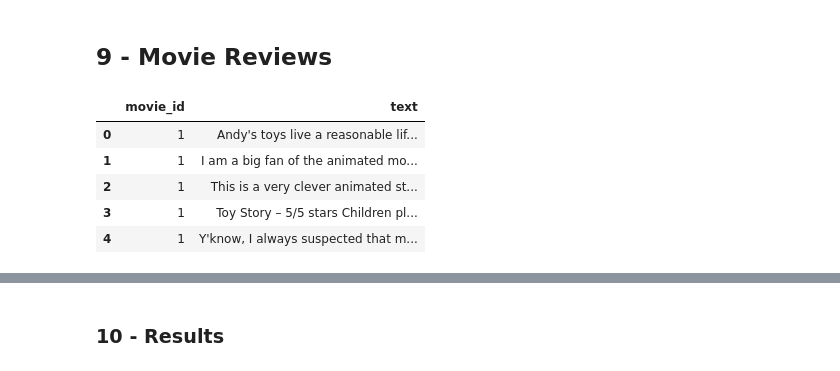
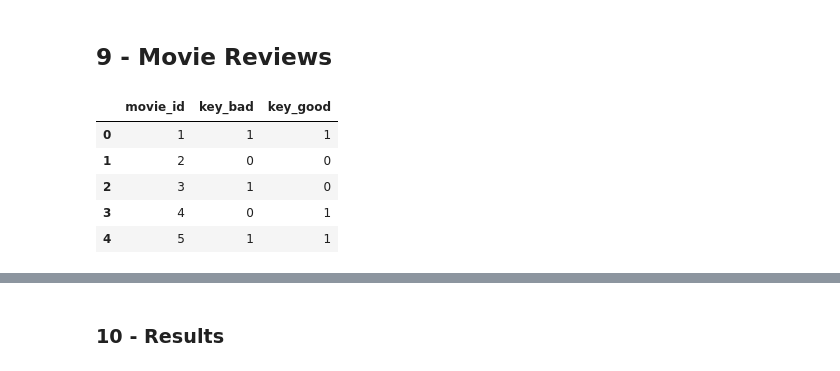
Before and after one commit to rodolfoarruda/MachineLearning, a Jupyter notebook: recom_sys_v2.ipynb, the cells around one changed output, grey strips where cells are left out. Drawn from its saved outputs; the diff is of its cells as text; code cells hidden in the pictures.

```diff
--- a/recom_sys_v2.ipynb
+++ b/recom_sys_v2.ipynb
@@ -1372,13 +1670,12 @@ valid[['id','rating']].to_csv('/content/drive/MyDrive/Doutorado/disciplinas/reco
 # %% [markdown]
 ## **9 - Movie Reviews**
 # %%
-pd.set_option('display.max_colwidth', -1)
-df_review = pd.read_csv('/content/drive/MyDrive/Doutorado/disciplinas/recom_sys/scc5966/movie_reviews.csv',sep=',')
+df_review = pd.read_csv('/content/drive/MyDrive/Doutorado/disciplinas/recom_sys/scc5966/text_sentiment.csv',sep=';')
 df_review .head()
 # %% [output]
-|  | movie_id | text |
-| 0 | 1 | Andy's toys live a reasonable lif... |
-| 1 | 1 | I am a big fan of the animated mo... |
-| 2 | 1 | This is a very clever animated st... |
-| 3 | 1 | Toy Story – 5/5 stars Children pl... |
-| 4 | 1 | Y'know, I always suspected that m... |
+|  | movie_id | key_bad | key_good |
+| 0 | 1 | 1 | 1 |
+| 1 | 2 | 0 | 0 |
+| 2 | 3 | 1 | 0 |
+| 3 | 4 | 0 | 1 |
+| 4 | 5 | 1 | 1 |
```
Also changed, not shown: parts of 107 cells of this notebook.
